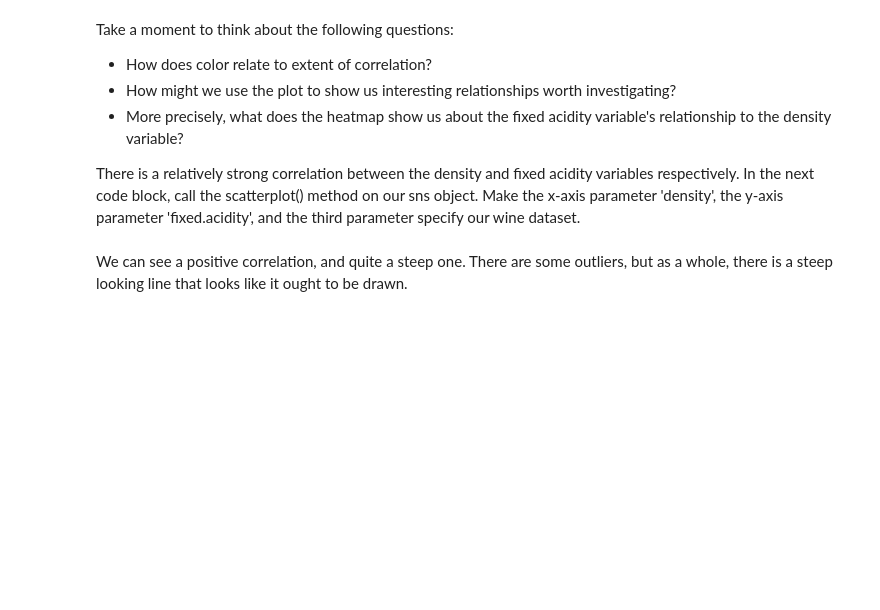
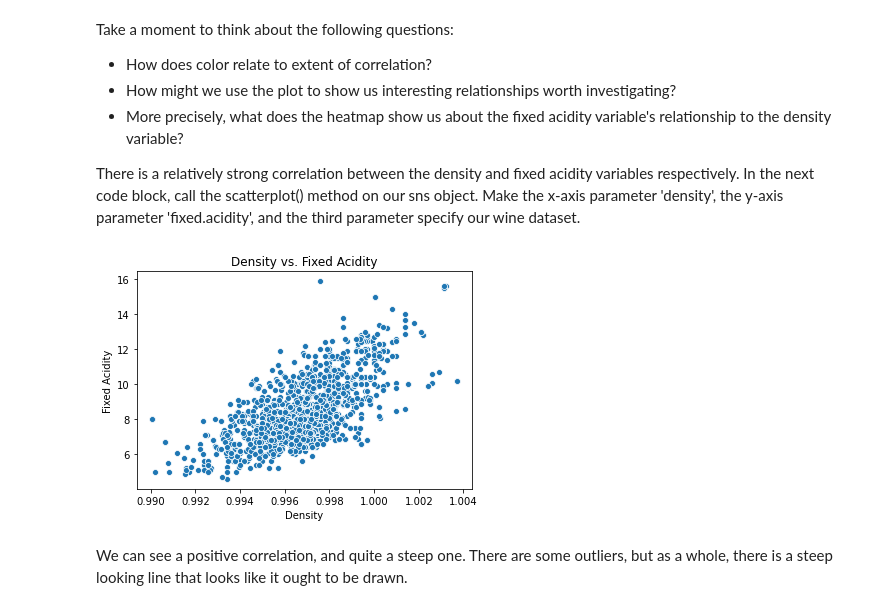
Before and after one commit to jolfr/linear-regression-cs, a Jupyter notebook: Springboard Regression Case Study, Unit 8 - the Red Wine Dataset - Tier 3 (1).ipynb, the cells around one changed output. Drawn from its saved outputs; the diff is of its cells as text; code cells hidden in the pictures; blank space fills up the shorter version.

```diff
--- a/Springboard Regression Case Study, Unit 8 - the Red Wine Dataset - Tier 3 (1).ipynb
+++ b/Springboard Regression Case Study, Unit 8 - the Red Wine Dataset - Tier 3 (1).ipynb
@@ -226,3 +230,11 @@ _ _ _
+# %%
+# Plot density against alcohol
+_ = sns.scatterplot(x='density',y='fixed.acidity',data=df)
+_ = plt.title('Density vs. Fixed Acidity')
+_ = plt.xlabel('Density')
+_ = plt.ylabel('Fixed Acidity')
+# %% [output]
+[figure, added]
 # %% [markdown]
 We can see a positive correlation, and quite a steep one. There are some outliers, but as a whole, there is a steep looking line that looks like it ought to be drawn.
 # %%
```
Also changed, not shown: parts of 4 cells of this notebook.
